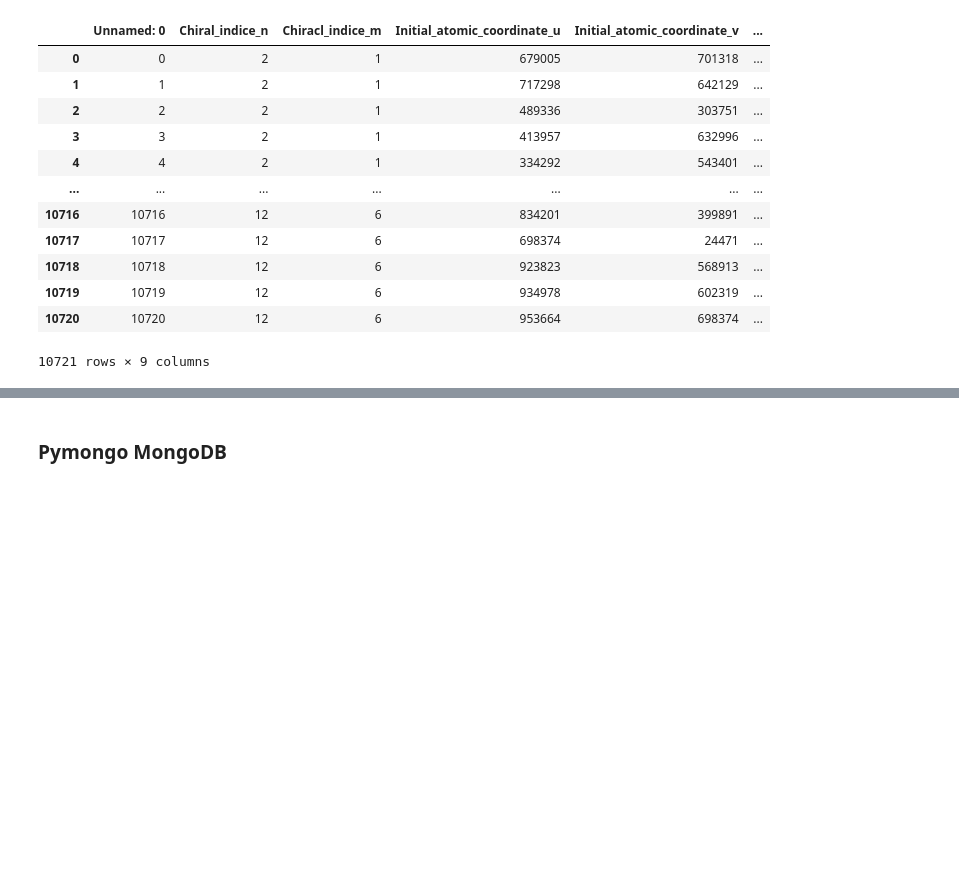
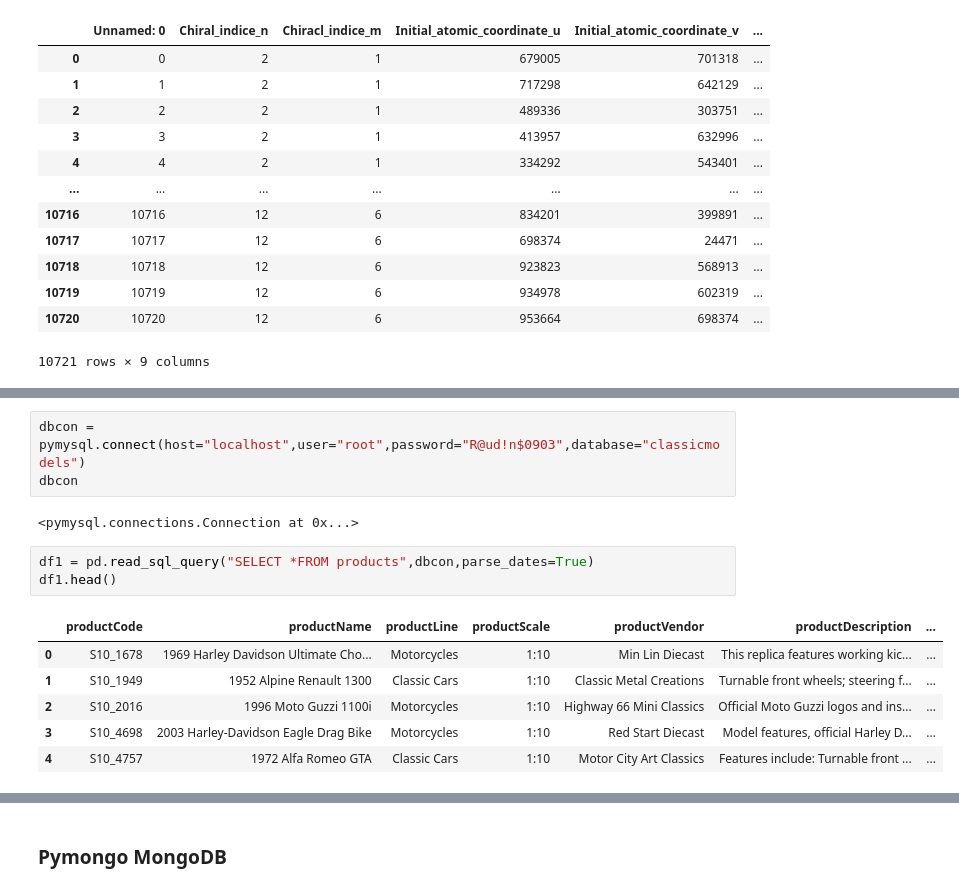
Before and after one commit to Rushi9867/Python_Fast_Track, a Jupyter notebook: DataBase/Database.ipynb, the cells around one changed output, grey strips where cells are left out. Cells and saved outputs as stored; diff of their text form; blank space fills up the shorter version.

```diff
--- a/DataBase/Database.ipynb
+++ b/DataBase/Database.ipynb
@@ -421,0 +461,15 @@ data
+# %%
+dbcon = pymysql.connect(host="localhost",user="root",password="R@ud!n$0903",database="classicmodels")
+dbcon
+# %% [output]
+<pymysql.connections.Connection at 0x...>
+# %%
+df1 = pd.read_sql_query("SELECT *FROM products",dbcon,parse_dates=True)
+df1.head()
+# %% [output]
+|  | productCode | productName | productLine | productScale | productVendor | productDescription | ... |
+| 0 | S10_1678 | 1969 Harley Davidson Ultimate Cho... | Motorcycles | 1:10 | Min Lin Diecast | This replica features working kic... | ... |
+| 1 | S10_1949 | 1952 Alpine Renault 1300 | Classic Cars | 1:10 | Classic Metal Creations | Turnable front wheels; steering f... | ... |
+| 2 | S10_2016 | 1996 Moto Guzzi 1100i | Motorcycles | 1:10 | Highway 66 Mini Classics | Official Moto Guzzi logos and ins... | ... |
+| 3 | S10_4698 | 2003 Harley-Davidson Eagle Drag Bike | Motorcycles | 1:10 | Red Start Diecast | Model features, official Harley D... | ... |
+| 4 | S10_4757 | 1972 Alfa Romeo GTA | Classic Cars | 1:10 | Motor City Art Classics | Features include: Turnable front ... | ... |
```
Also changed, not shown: parts of 14 cells of this notebook, 3 other files.
